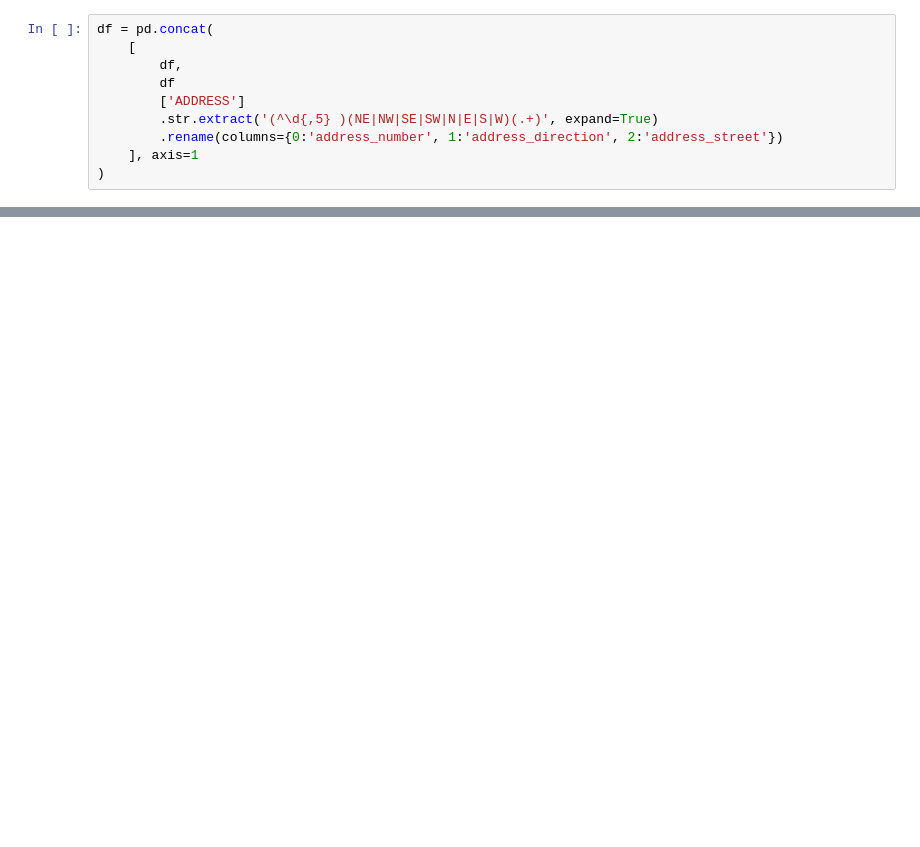
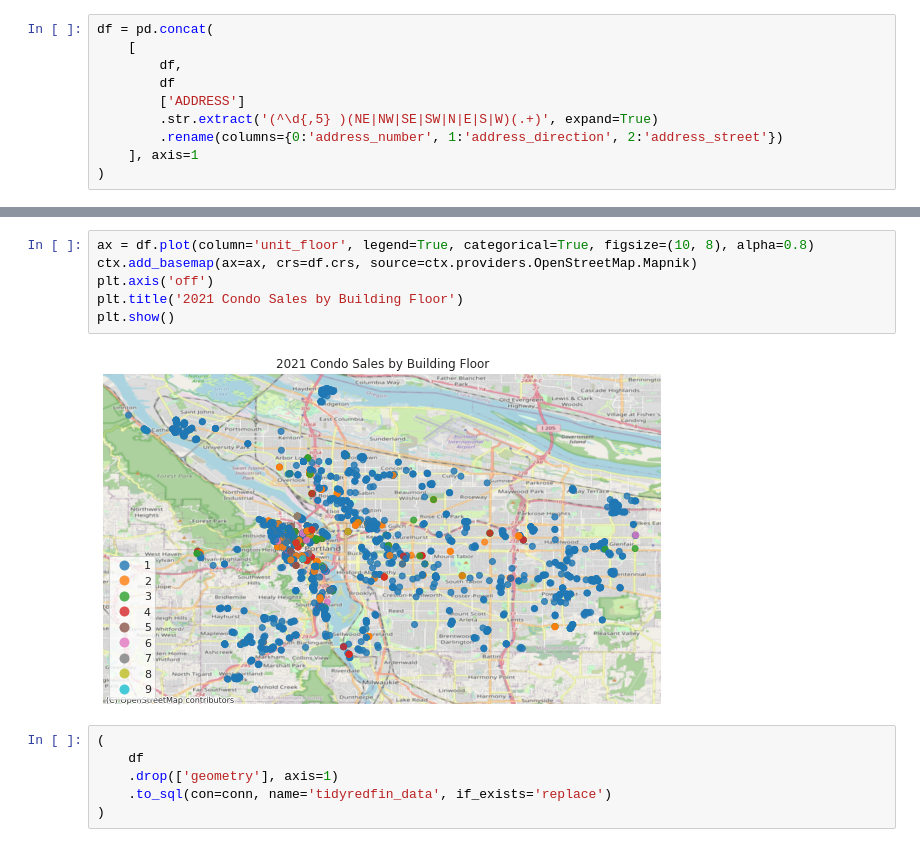
Before and after one commit to buchmayne/condo, a Jupyter notebook: EDA.ipynb, the cells around one changed output, grey strips where cells are left out. Drawn from its saved outputs; the diff is of its cells as text; blank space fills up the shorter version.

```diff
--- a/EDA.ipynb
+++ b/EDA.ipynb
@@ -166,0 +210,14 @@ unit_floor_joiner = (
+# %%
+ax = df.plot(column='unit_floor', legend=True, categorical=True, figsize=(10, 8), alpha=0.8)
+ctx.add_basemap(ax=ax, crs=df.crs, source=ctx.providers.OpenStreetMap.Mapnik)
+plt.axis('off')
+plt.title('2021 Condo Sales by Building Floor')
+plt.show()
+# %% [output]
+[figure, added]
+# %%
+(
+    df
+    .drop(['geometry'], axis=1)
+    .to_sql(con=conn, name='tidyredfin_data', if_exists='replace')
+)
```
Also changed, not shown: parts of 6 cells of this notebook.
